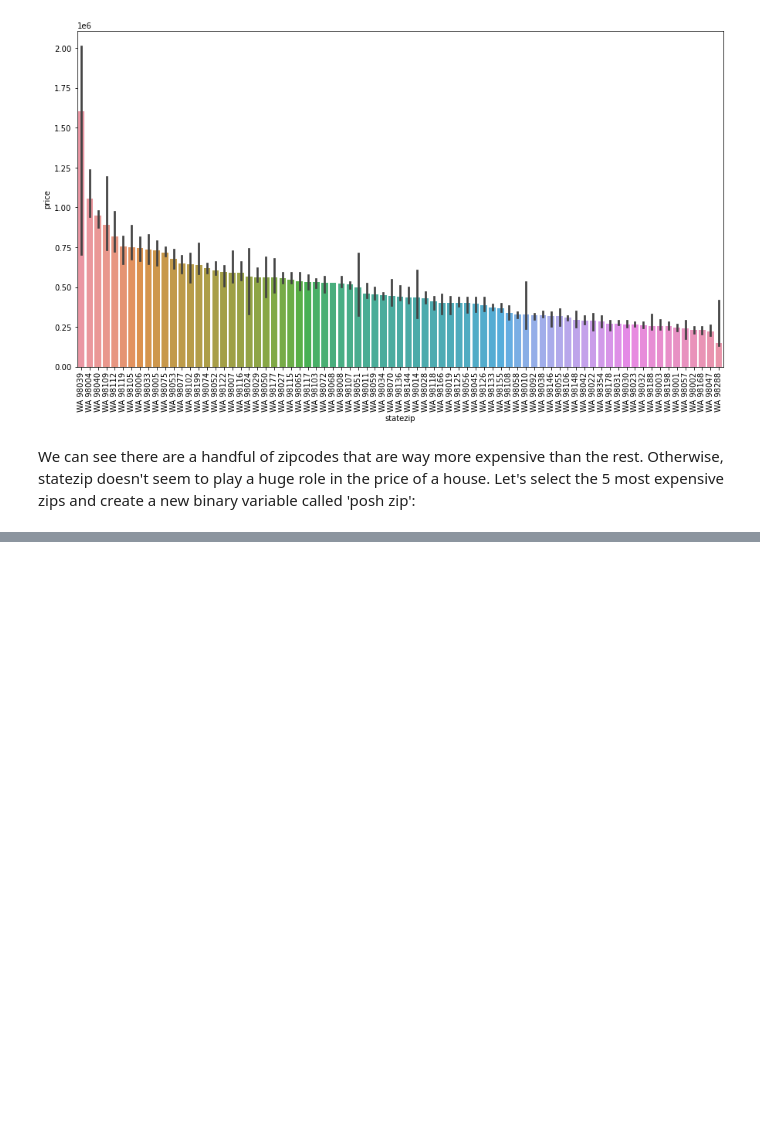
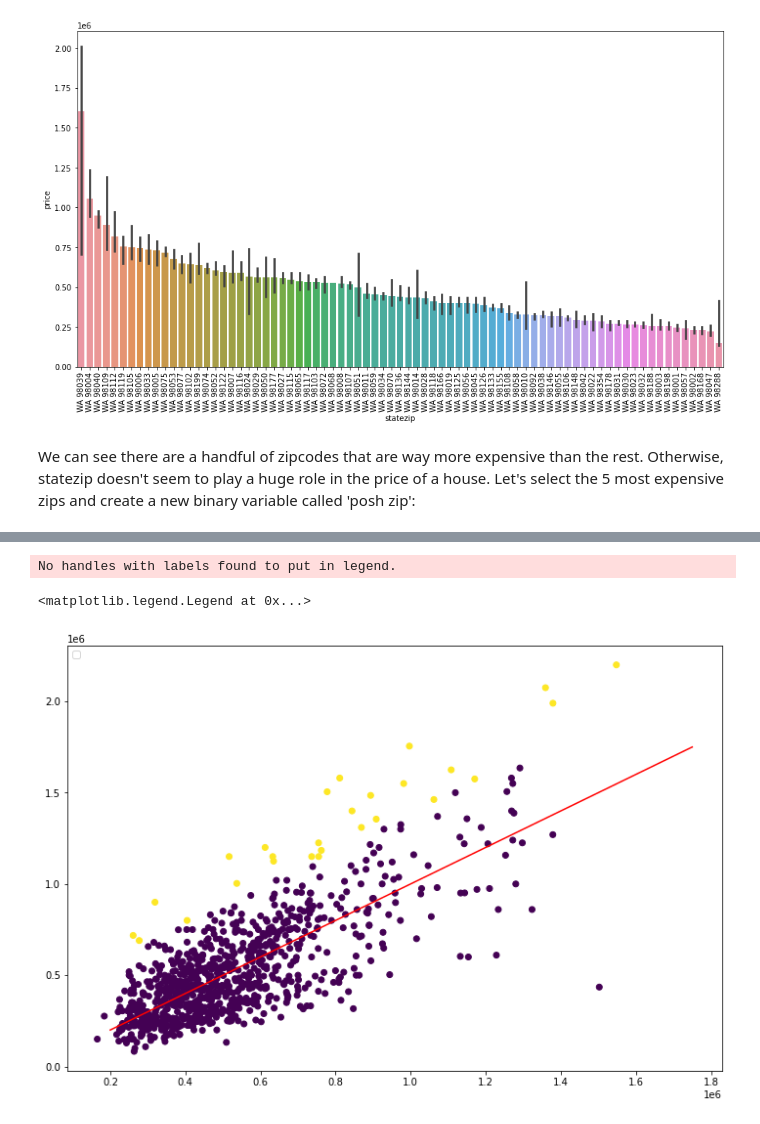
Before and after one commit to Abuton/stage-f-14-house-pricing, a Jupyter notebook: model building and result explanation.ipynb, the cells around one changed output, grey strips where cells are left out. Cells and saved outputs as stored; diff of their text form; code cells hidden in the pictures; blank space fills up the shorter version.

Commit message:
simple model approach

```diff
--- a/model building and result explanation.ipynb
+++ b/model building and result explanation.ipynb
@@ -331,0 +355,38 @@ X_train, X_test, y_train, y_test = train_test_split(
+# %%
+# Ask the model to predict prices in the train and test set based just on our predictor variables
+lr = LinearRegression()
+lr.fit(X_train,y_train)
+test_pre = lr.predict(X_test)
+train_pre = lr.predict(X_train)
+# %%
+#get the results from the regression in dataframe format
+res_test = pd.DataFrame(data=test_pre, columns=['predicted values'])
+#join with the actual prices
+res_test = y_test.reset_index().join(res_test)
+#join with the testing dataset
+resfin_test = res_test.join(X_test, on='index',lsuffix='_y')
+# compute the actual prices, predicted prices and error
+resfin_test['predprice']=resfin_test['predicted values']
+resfin_test['actprice']=resfin_test['price']
+resfin_test['error']=resfin_test['predprice']-resfin_test['actprice']
+resdf = pd.concat([resfin,resfin_test])
+# %%
+#standardize the errors
+x_array = np.array(resfin_test['error'])
+normalized_X = stats.zscore(x_array)
+# %%
+#let's get the normalized error back into our dataset
+error_df = pd.DataFrame(data=normalized_X.T, columns=['normalized error'])
+resfin2 = resfin_test.join(error_df)
+resfin2['abs_norm_error'] = abs(resfin2['normalized error'])
+#now let's select only the errors that are 2 standard deviations away from the mean
+resfin2['massive underestimation'] = resfin2['normalized error']<-2
+# %%
+plt.figure(figsize=(12,8))
+plt.scatter(resfin2['predprice'], resfin2['actprice'], c = resfin2['massive underestimation'])
+plt.plot([0.2*10**6, 1.75*10**6], [0.2*10**6, 1.75*10**6], c = "red")
+plt.legend(loc = "upper left")
+# %% [output]
+No handles with labels found to put in legend.
+<matplotlib.legend.Legend at 0x...>
+[figure, added]
```
Also changed, not shown: parts of 4 cells of this notebook.
